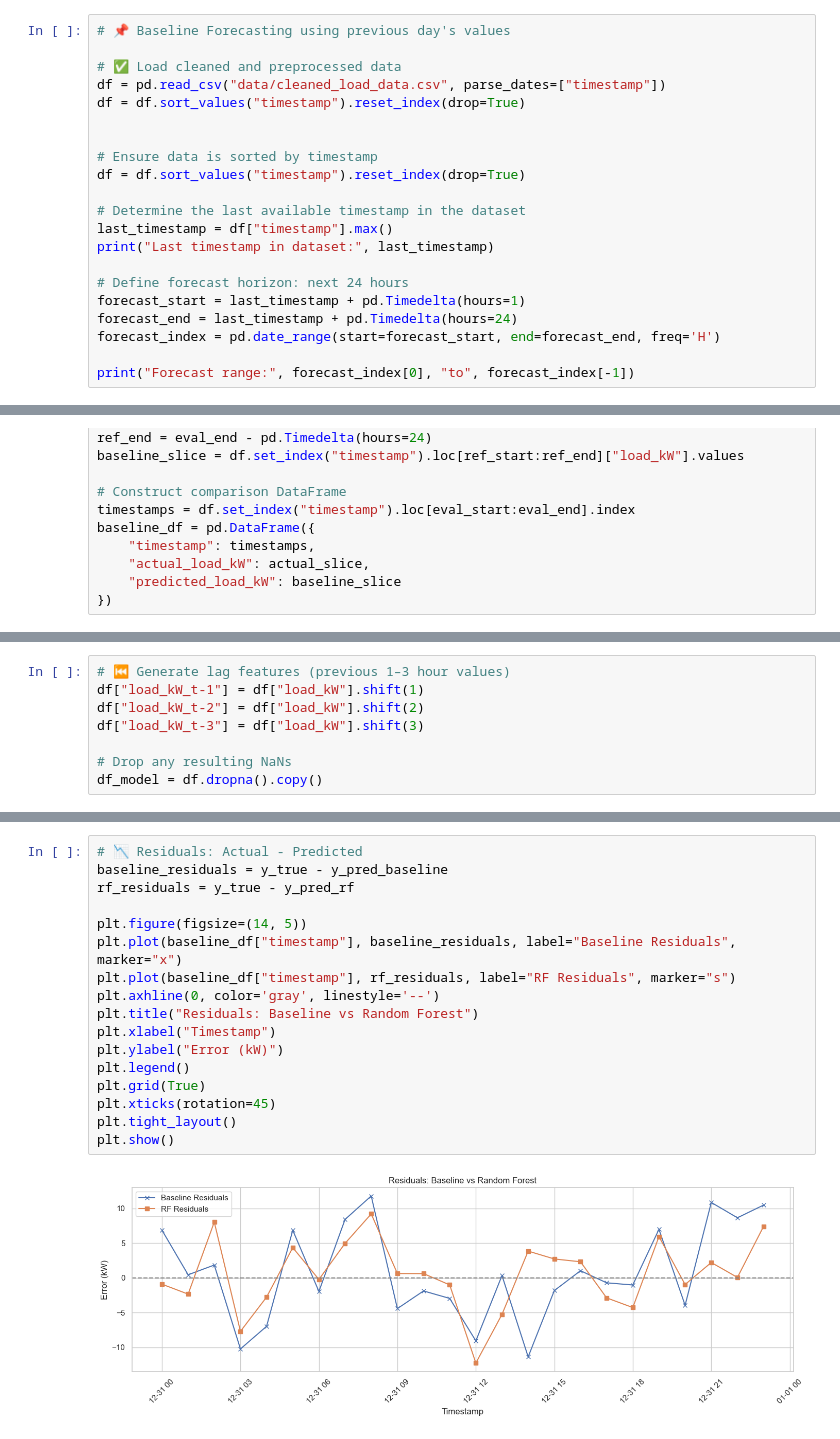
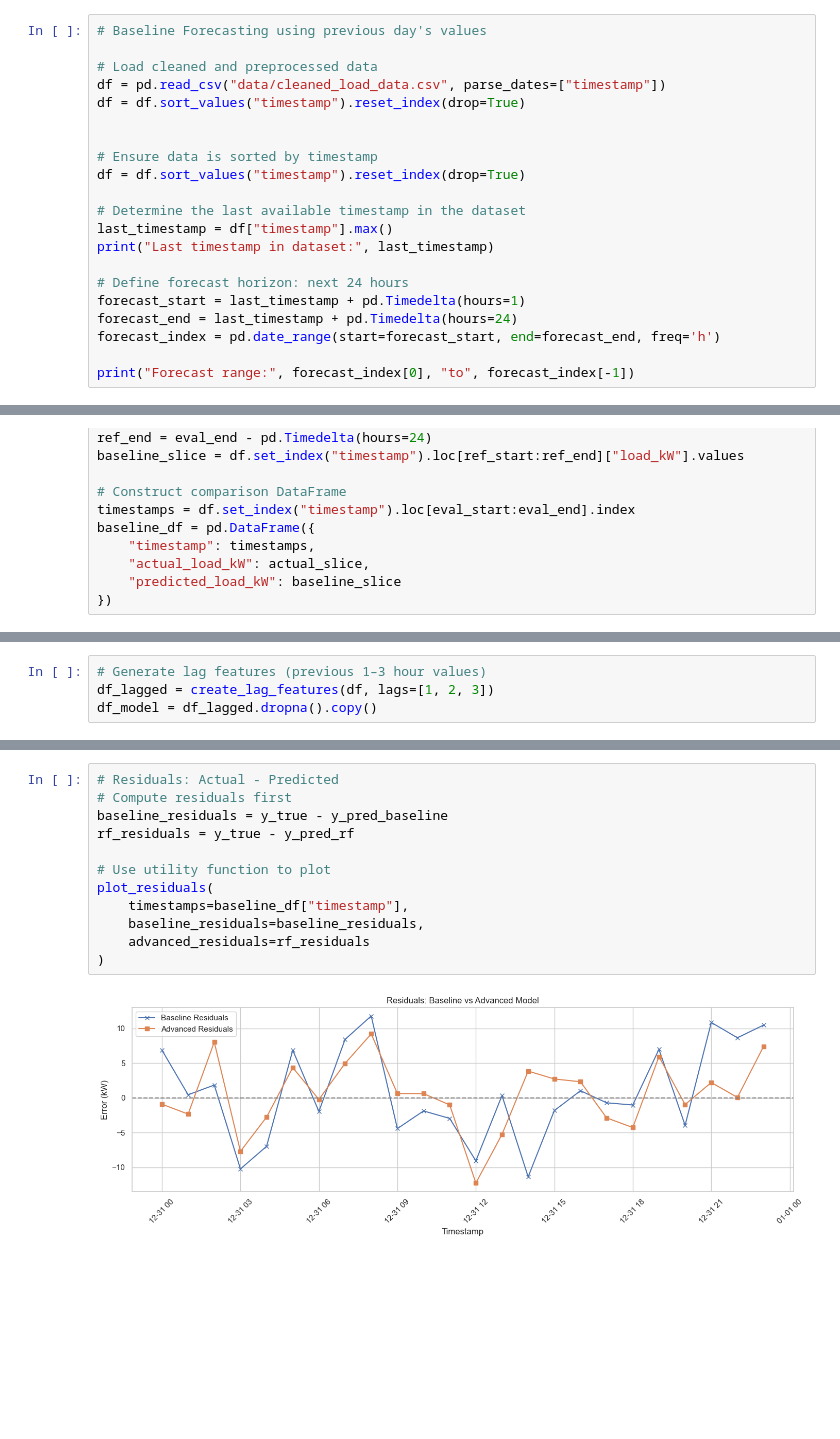
Before and after one commit to AnmolDeshmukh/forecasting-skill-demo, a Jupyter notebook: notebook.ipynb, the cells around one changed output, grey strips where cells are left out. Cells and saved outputs as stored; diff of their text form; blank space fills up the shorter version.

```diff
--- a/notebook.ipynb
+++ b/notebook.ipynb
@@ -134,7 +139,7 @@ Final missing value count: 0
 # %%
-# 📌 Baseline Forecasting using previous day's values
+# Baseline Forecasting using previous day's values
 
-# ✅ Load cleaned and preprocessed data
+# Load cleaned and preprocessed data
 df = pd.read_csv("data/cleaned_load_data.csv", parse_dates=["timestamp"])
 df = df.sort_values("timestamp").reset_index(drop=True)
 
@@ -149,7 +154,7 @@ print("Last timestamp in dataset:", last_timestamp)
 # Define forecast horizon: next 24 hours
 forecast_start = last_timestamp + pd.Timedelta(hours=1)
 forecast_end = last_timestamp + pd.Timedelta(hours=24)
-forecast_index = pd.date_range(start=forecast_start, end=forecast_end, freq='H')
+forecast_index = pd.date_range(start=forecast_start, end=forecast_end, freq='h')
 
 print("Forecast range:", forecast_index[0], "to", forecast_index[-1])
 # %% [output]
@@ -239,9 +231,5 @@ from sklearn.model_selection import train_test_split
 # %%
-# ⏮️ Generate lag features (previous 1–3 hour values)
-df["load_kW_t-1"] = df["load_kW"].shift(1)
-df["load_kW_t-2"] = df["load_kW"].shift(2)
-df["load_kW_t-3"] = df["load_kW"].shift(3)
-
-# Drop any resulting NaNs
-df_model = df.dropna().copy()
+# Generate lag features (previous 1–3 hour values)
+df_lagged = create_lag_features(df, lags=[1, 2, 3])
+df_model = df_lagged.dropna().copy()
 # %%
@@ -347,19 +323,14 @@ plt.show()
 # %%
-# 📉 Residuals: Actual - Predicted
+# Residuals: Actual - Predicted
+# Compute residuals first
 baseline_residuals = y_true - y_pred_baseline
 rf_residuals = y_true - y_pred_rf
 
-plt.figure(figsize=(14, 5))
-plt.plot(baseline_df["timestamp"], baseline_residuals, label="Baseline Residuals", marker="x")
-plt.plot(baseline_df["timestamp"], rf_residuals, label="RF Residuals", marker="s")
-plt.axhline(0, color='gray', linestyle='--')
-plt.title("Residuals: Baseline vs Random Forest")
-plt.xlabel("Timestamp")
-plt.ylabel("Error (kW)")
-plt.legend()
-plt.grid(True)
-plt.xticks(rotation=45)
-plt.tight_layout()
-plt.show()
+# Use utility function to plot
+plot_residuals(
+    timestamps=baseline_df["timestamp"],
+    baseline_residuals=baseline_residuals,
+    advanced_residuals=rf_residuals
+)
 # %% [output]
-[figure, old version]
+[figure, new version]
```
Also changed, not shown: parts of 26 cells of this notebook, 1 other file.
